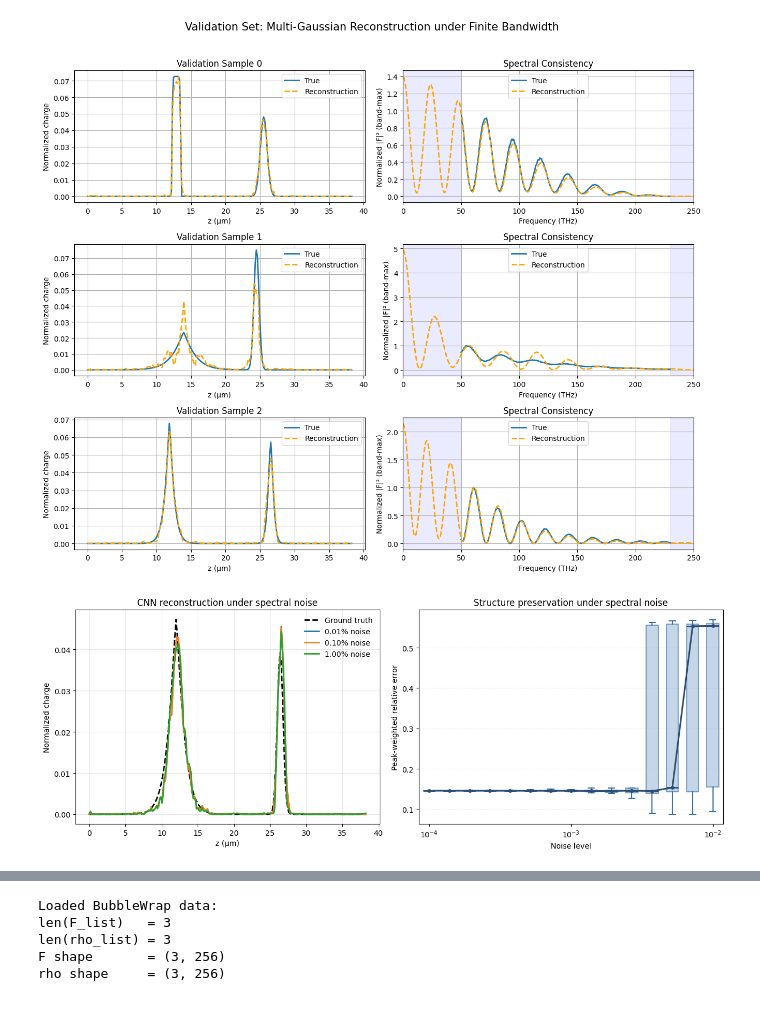
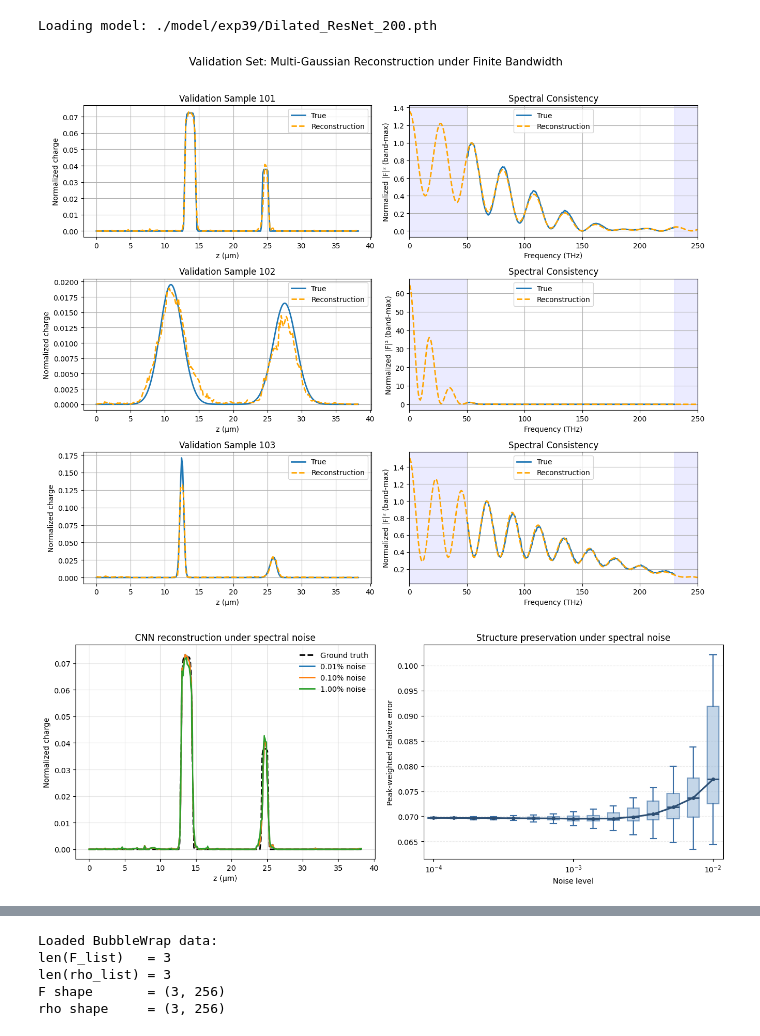
Before and after one commit to zewu-bi/Dilated_ResNet_phase_retrieval, a Jupyter notebook: 1D_Dilated_ResNet.ipynb, the cells around one changed output, grey strips where cells are left out. Cells and saved outputs as stored; diff of their text form; code cells hidden in the pictures.

```diff
--- a/1D_Dilated_ResNet.ipynb
+++ b/1D_Dilated_ResNet.ipynb
@@ -286,7 +143,20 @@ Loading model: ./model/exp38/Dilated_ResNet_200.pth
+# %%
+# Cell 7: load model
+
+add_safe_globals([DilatedResBlock, Dilated_CNN_ResNet])
+
+model_path = "./model/exp{}/Dilated_ResNet_{}.pth".format(num_exp, num_epochs)
+print("Loading model:", model_path)
+
+model = torch.load(model_path, map_location=device, weights_only=False)
+# %% [output]
+Loading model: ./model/exp39/Dilated_ResNet_200.pth
 # %%
-# Cell 7: validation visualization (merged, keep only the 3x2 figure)
+# Cell 8: validation visualization (merged, keep only the 3x2 figure)
 
 model.eval()
+
+vis_indices = [101, 102, 103]
 
 fig, axes = plt.subplots(3, 2, figsize=(13, 11))
 fig.suptitle("Validation Set: Multi-Gaussian Reconstruction under Finite Bandwidth", fontsize=15)
@@ -343,9 +213,9 @@ for row, idx in enumerate(vis_indices):
 plt.tight_layout(rect=[0, 0, 1, 0.96])
 plt.show()
 # %% [output]
-[figure, old version]
+[figure, new version]
 # %%
-# Cell 8: CNN Noise Robustness (Peak-weighted error)
+# Cell 9: CNN Noise Robustness (Peak-weighted error)
 
 model.eval()
 
@@ -356,9 +226,10 @@ median_color = "#2C4E73"
 # -----------------------------------------
 # Select one double-Gaussian sample
 # -----------------------------------------
-double_idx = 42
+rand_idx = 101
 
-img, tgt = val_dataset[double_idx]
+
+img, tgt = val_dataset[rand_idx]
 img = img.unsqueeze(0).to(device)
 tgt = tgt.squeeze().cpu().numpy()
 
@@ -373,32 +244,7 @@ tgt_norm_max = tgt_norm / np.max(tgt_norm)
 # -----------------------------------------
 # FWHM alignment
 # -----------------------------------------
-def fwhm_center(profile, x):
-    if np.max(profile) <= 0:
-        return np.mean(x)
-
-    p = gaussian_filter1d(profile, sigma=1)
-    peak_idx = np.argmax(p)
-    peak_val = p[peak_idx]
-    half_val = 0.5 * peak_val
-
-    left_idx = peak_idx
-    while left_idx > 0 and p[left_idx] > half_val:
-        left_idx -= 1
-
-    right_idx = peak_idx
-    while right_idx < len(p)-1 and p[right_idx] > half_val:
-        right_idx += 1
-
-    return 0.5 * (x[left_idx] + x[right_idx])
-
 c_true = fwhm_center(tgt_norm_max, z)
-
-def align_by_fwhm(profile):
-    profile_max = profile / np.max(profile) if np.max(profile) > 0 else profile
-    c = fwhm_center(profile_max, z)
-    shift_pts = int(np.round((c - c_true) / dx_um))
-    return np.roll(profile, -shift_pts)
 
 # -----------------------------------------
 # Representative reconstructions (LEFT 不动)
@@ -418,7 +264,7 @@ for nl in rep_levels:
     pred = np.clip(pred, 0, None)
     pred = pred / np.sum(pred)
 
-    pred_aligned = align_by_fwhm(pred)
+    pred_aligned = align_by_fwhm(pred, z, c_true, dx_um)
     rep_profiles.append((nl, pred_aligned))
 
 # -----------------------------------------
@@ -428,12 +274,6 @@ for nl in rep_levels:
 # 权重 = true profile（强调结构）
 weight = tgt_norm
 weight = weight / np.max(weight)
-
-def weighted_error(pred):
-    diff = weight * (pred - tgt_norm)
-    num = np.linalg.norm(diff)
-    den = np.linalg.norm(weight * tgt_norm)
-    return num / den
 
 # -----------------------------------------
 # Statistical scan
@@ -458,9 +298,9 @@ for nl in noise_levels:
         pred = np.clip(pred, 0, None)
         pred = pred / np.sum(pred)
 
-        pred_aligned = align_by_fwhm(pred)
+        pred_aligned = align_by_fwhm(pred, z, c_true, dx_um)
 
-        err = weighted_error(pred_aligned)
+        err = weighted_error(pred_aligned, tgt_norm, weight)
         trial_errors.append(err)
 
     all_errors.append(trial_errors)
@@ -494,31 +334,31 @@ box = ax2.boxplot(
     all_errors,
     positions=idx,
     widths=0.6,
     patch_artist=True,
     showfliers=False,
     medianprops=dict(color=median_color, linewidth=2),
     whiskerprops=dict(color=box_main, linewidth=1.5),
     capprops=dict(color=box_main, linewidth=1.5),
     boxprops=dict(color=box_main, linewidth=1.5),
 )
 
 for patch in box["boxes"]:
     patch.set_facecolor(box_fill)
     patch.set_alpha(0.6)
 
 medians = [np.median(e) for e in all_errors]
 ax2.plot(idx, medians, color=median_color, linewidth=2.2, marker="o", markersize=4)
 
 ax2.set_xlabel("Noise level")
 ax2.set_ylabel("Peak-weighted relative error")
 ax2.set_title("Structure preservation under spectral noise")
 
 ax2.set_xticks([0, 7, 14])
 ax2.set_xticklabels([r"$10^{-4}$", r"$10^{-3}$", r"$10^{-2}$"])
 
 ax2.grid(axis="y", linestyle="--", alpha=0.25)
 
 plt.tight_layout()
 plt.show()
 # %% [output]
-[figure, old version]
+[figure, new version]
```
Also changed, not shown: parts of 12 cells of this notebook, 10 other files.
